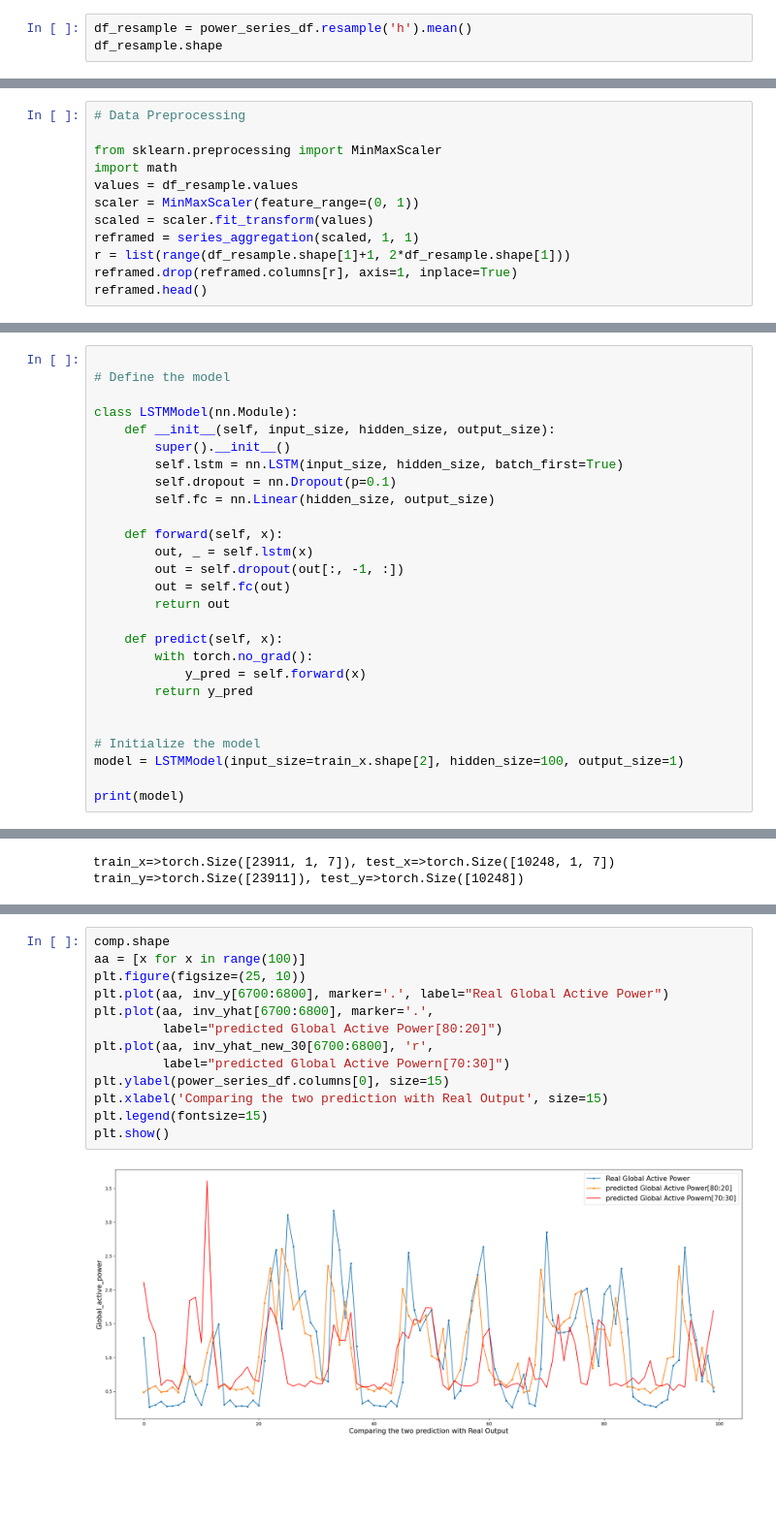
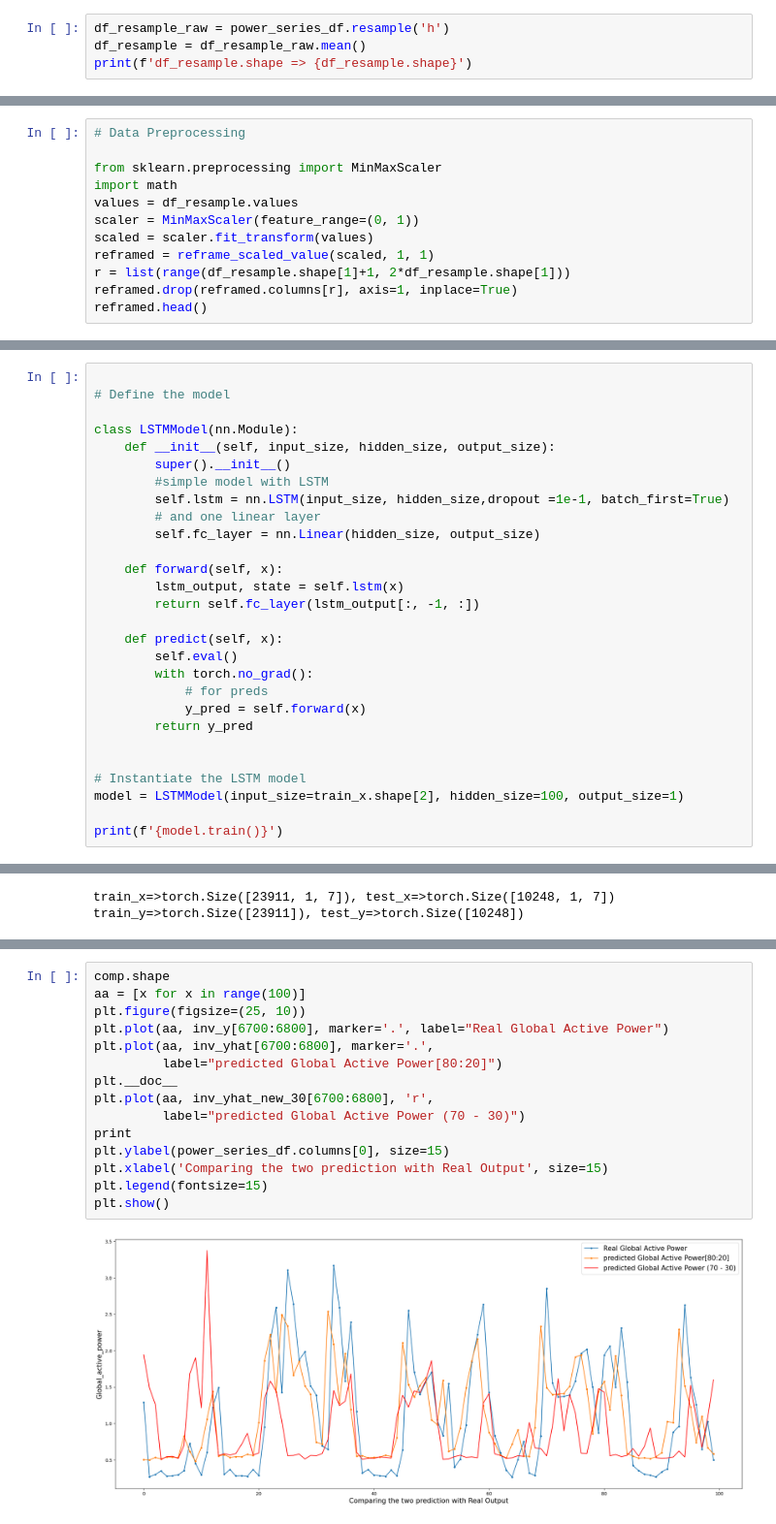
Before and after one commit to debonil/dlops-23, a Jupyter notebook: M21AIE225_DLOps_Assignment_2/M21AIE225_DLOps_Assignment_2_Ques_2.ipynb, the cells around one changed output, grey strips where cells are left out. Shown at 97% size. Saved outputs shown, nothing was run; the diff lists cells and outputs as text; blank space fills up the shorter version.

```diff
--- a/M21AIE225_DLOps_Assignment_2/M21AIE225_DLOps_Assignment_2_Ques_2.ipynb
+++ b/M21AIE225_DLOps_Assignment_2/M21AIE225_DLOps_Assignment_2_Ques_2.ipynb
@@ -81,5 +243,6 @@ def series_aggregation(data, n_in=1, n_out=1, dropnan=True):
         return agg
 # %%
-df_resample = power_series_df.resample('h').mean()
-df_resample.shape
+df_resample_raw = power_series_df.resample('h')
+df_resample = df_resample_raw.mean()
+print(f'df_resample.shape => {df_resample.shape}')
 # %% [output]
@@ -92,7 +255,7 @@ import math
 values = df_resample.values
 scaler = MinMaxScaler(feature_range=(0, 1))
 scaled = scaler.fit_transform(values)
-reframed = series_aggregation(scaled, 1, 1)
+reframed = reframe_scaled_value(scaled, 1, 1)
 r = list(range(df_resample.shape[1]+1, 2*df_resample.shape[1]))
 reframed.drop(reframed.columns[r], axis=1, inplace=True)
 reframed.head()
@@ -138,25 +315,26 @@ train_y=>torch.Size([27327]), test_y=>torch.Size([6832])
 class LSTMModel(nn.Module):
     def __init__(self, input_size, hidden_size, output_size):
         super().__init__()
-        self.lstm = nn.LSTM(input_size, hidden_size, batch_first=True)
-        self.dropout = nn.Dropout(p=0.1)
-        self.fc = nn.Linear(hidden_size, output_size)
+        #simple model with LSTM
+        self.lstm = nn.LSTM(input_size, hidden_size,dropout =1e-1, batch_first=True)
+        # and one linear layer
+        self.fc_layer = nn.Linear(hidden_size, output_size)
 
     def forward(self, x):
-        out, _ = self.lstm(x)
-        out = self.dropout(out[:, -1, :])
-        out = self.fc(out)
-        return out
+        lstm_output, state = self.lstm(x)
+        return self.fc_layer(lstm_output[:, -1, :])
 
     def predict(self, x):
+        self.eval()
         with torch.no_grad():
+            # for preds
             y_pred = self.forward(x)
         return y_pred
 
 
-# Initialize the model
+# Instantiate the LSTM model
 model = LSTMModel(input_size=train_x.shape[2], hidden_size=100, output_size=1)
 
-print(model)
+print(f'{model.train()}')
 # %% [output]
 LSTMModel(
@@ -393,18 +600,20 @@ plt.show()
 # %%
 comp.shape
 aa = [x for x in range(100)]
 plt.figure(figsize=(25, 10))
 plt.plot(aa, inv_y[6700:6800], marker='.', label="Real Global Active Power")
 plt.plot(aa, inv_yhat[6700:6800], marker='.',
          label="predicted Global Active Power[80:20]")
+plt.__doc__
 plt.plot(aa, inv_yhat_new_30[6700:6800], 'r',
-         label="predicted Global Active Powern[70:30]")
+         label="predicted Global Active Power (70 - 30)")
+print
 plt.ylabel(power_series_df.columns[0], size=15)
 plt.xlabel('Comparing the two prediction with Real Output', size=15)
 plt.legend(fontsize=15)
 plt.show()
 # %% [output]
-[figure, old version]
+[figure, new version]
 # %%
 comp.sample(20)
 # %% [output]
```
Also changed, not shown: parts of 20 cells of this notebook, 2 other files.
